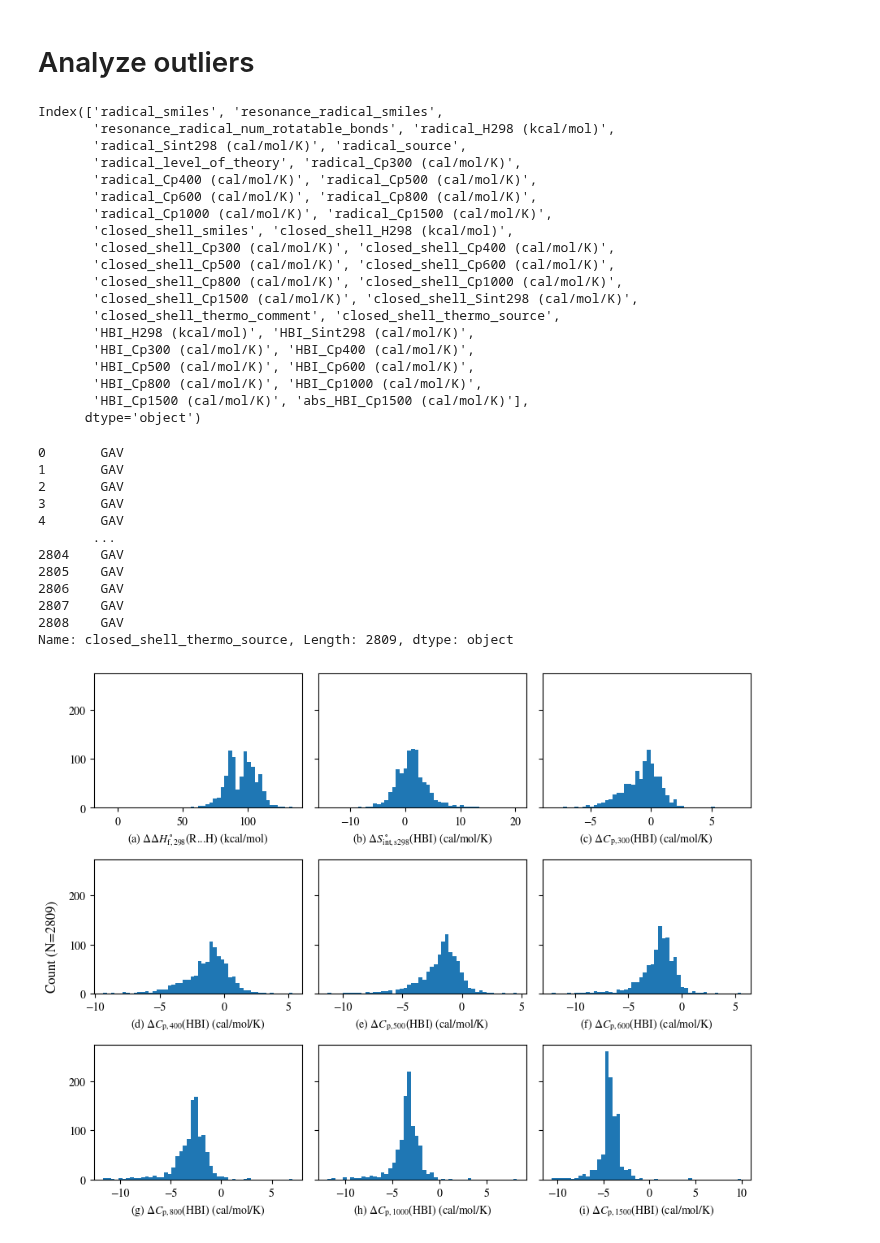
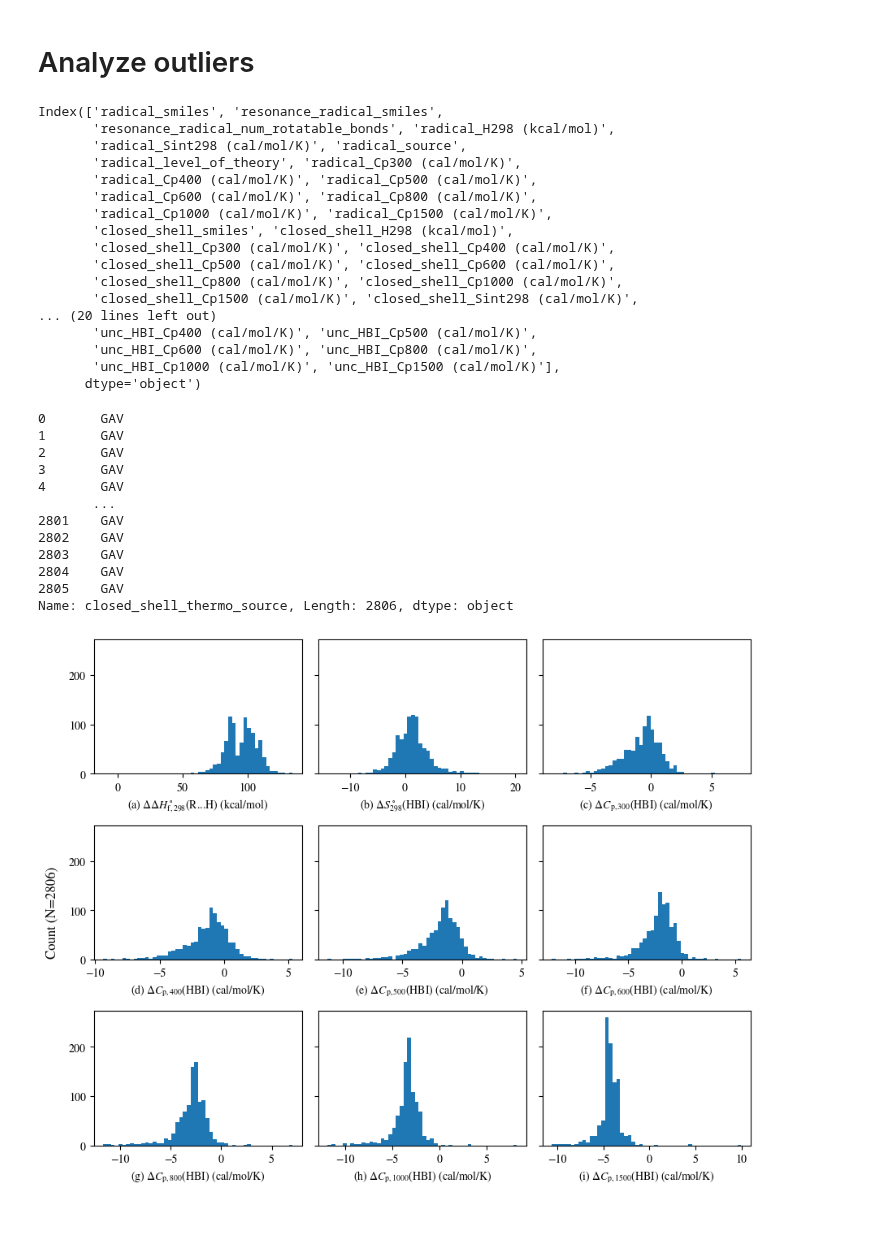
Before and after one commit to hwpang/RadicalTree, a Jupyter notebook: notebooks/5.3_plot_hbi_data.ipynb, the cells around one changed output. Cells and saved outputs as stored; diff of their text form; code cells hidden in the pictures.

```diff
--- a/notebooks/5.3_plot_hbi_data.ipynb
+++ b/notebooks/5.3_plot_hbi_data.ipynb
@@ -37,7 +37,7 @@ WARNING:root:No normalization for BCUT2D_LOGPLOW
 WARNING:root:No normalization for BCUT2D_MRHI
 WARNING:root:No normalization for BCUT2D_MRLOW
 # %%
-HBI_correction_df = pd.read_csv("../data/hbi.csv")
+HBI_correction_df = pd.read_csv("../data/hbi_unc.csv")
 HBI_correction_df
 # %% [output]
 |  | radical_smiles | resonance_radical_smiles | resonance_radical_num_rotatable_b... | radical_H298 (kcal/mol) | ... |
@@ -111,7 +63,7 @@ ax.set_xlabel("(a) $\Delta \Delta H^\circ_\mathrm{f,298}$(R...H) (kcal/mol)")
 
 ax = axs.flat[1]
 ax.hist(HBI_correction_df["HBI_Sint298 (cal/mol/K)"], bins=50)
-ax.set_xlabel("(b) $\Delta S^\circ_\mathrm{int,s298}$(HBI) (cal/mol/K)")
+ax.set_xlabel("(b) $\Delta S^\circ_\mathrm{298}$(HBI) (cal/mol/K)")
 
 for ax, T, alph in zip(axs.flat[2:], Ts, list(string.ascii_lowercase)[2:]):
     ax.hist(HBI_correction_df[f"HBI_Cp{T} (cal/mol/K)"], bins=50)
@@ -193,12 +145,10 @@ Index(['radical_smiles', 'resonance_radical_smiles',
        'closed_shell_Cp500 (cal/mol/K)', 'closed_shell_Cp600 (cal/mol/K)',
        'closed_shell_Cp800 (cal/mol/K)', 'closed_shell_Cp1000 (cal/mol/K)',
        'closed_shell_Cp1500 (cal/mol/K)', 'closed_shell_Sint298 (cal/mol/K)',
-       'closed_shell_thermo_comment', 'closed_shell_thermo_source',
-       'HBI_H298 (kcal/mol)', 'HBI_Sint298 (cal/mol/K)',
-       'HBI_Cp300 (cal/mol/K)', 'HBI_Cp400 (cal/mol/K)',
-       'HBI_Cp500 (cal/mol/K)', 'HBI_Cp600 (cal/mol/K)',
-       'HBI_Cp800 (cal/mol/K)', 'HBI_Cp1000 (cal/mol/K)',
-       'HBI_Cp1500 (cal/mol/K)', 'abs_HBI_Cp1500 (cal/mol/K)'],
+... (20 lines left out)
+       'unc_HBI_Cp400 (cal/mol/K)', 'unc_HBI_Cp500 (cal/mol/K)',
+       'unc_HBI_Cp600 (cal/mol/K)', 'unc_HBI_Cp800 (cal/mol/K)',
+       'unc_HBI_Cp1000 (cal/mol/K)', 'unc_HBI_Cp1500 (cal/mol/K)'],
       dtype='object')
 # %%
 HBI_correction_df['closed_shell_thermo_source']
@@ -209,29 +159,29 @@ HBI_correction_df['closed_shell_thermo_source']
 3       GAV
 4       GAV
        ...
+2801    GAV
+2802    GAV
+2803    GAV
 2804    GAV
 2805    GAV
-2806    GAV
-2807    GAV
-2808    GAV
-Name: closed_shell_thermo_source, Length: 2809, dtype: object
+Name: closed_shell_thermo_source, Length: 2806, dtype: object
 # %%
 fig, axs = plt.subplots(nrows=3, ncols=3, sharey=True, figsize=(9, 7))
 
 query = HBI_correction_df['closed_shell_thermo_source'] != "GAV"
 ax = axs.flat[0]
 ax.hist(HBI_correction_df.loc[query, "HBI_H298 (kcal/mol)"], bins=50)
 ax.set_xlabel("(a) $\Delta \Delta H^\circ_\mathrm{f,298}$(R...H) (kcal/mol)")
 
 ax = axs.flat[1]
 ax.hist(HBI_correction_df.loc[query, "HBI_Sint298 (cal/mol/K)"], bins=50)
-ax.set_xlabel("(b) $\Delta S^\circ_\mathrm{int,s298}$(HBI) (cal/mol/K)")
+ax.set_xlabel("(b) $\Delta S^\circ_\mathrm{298}$(HBI) (cal/mol/K)")
 
 for ax, T, alph in zip(axs.flat[2:], Ts, list(string.ascii_lowercase)[2:]):
     ax.hist(HBI_correction_df.loc[query, f"HBI_Cp{T} (cal/mol/K)"], bins=50)
     ax.set_xlabel(f"({alph}) "+"$\Delta C_\mathrm{p,{" + str(T) + "}}$(HBI) (cal/mol/K)")
 
 fig.supylabel(f'Count (N={len(HBI_correction_df.index)})')
 fig.tight_layout()
 # %% [output]
-[figure, old version]
+[figure, new version]
```
Also changed, not shown: parts of 10 cells of this notebook, 52 other files.
